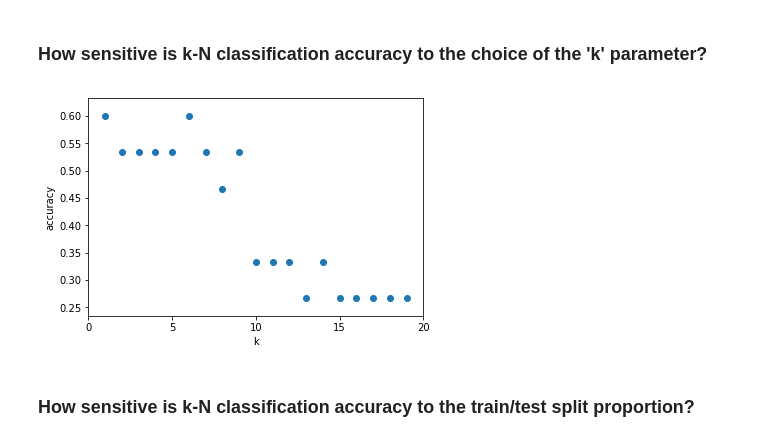
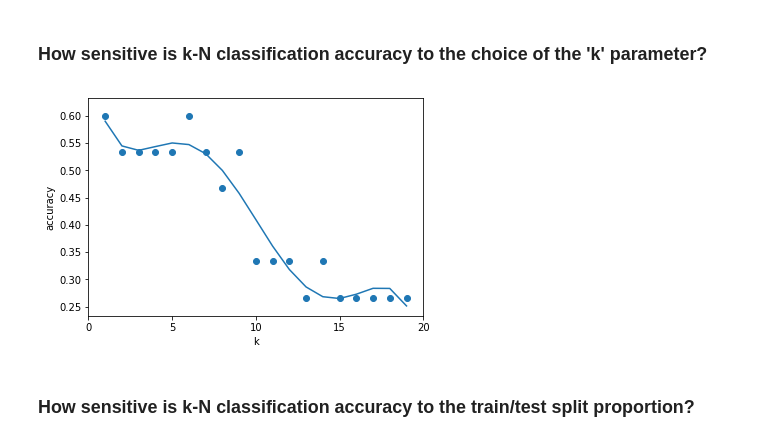
Before and after one commit to bchardim/python-ml, a Jupyter notebook: fruit_class/scripts/fruit_kneigh_classifier.ipynb, the cells around one changed output. Drawn from its saved outputs; the diff is of its cells as text; code cells hidden in the pictures.

```diff
--- a/fruit_class/scripts/fruit_kneigh_classifier.ipynb
+++ b/fruit_class/scripts/fruit_kneigh_classifier.ipynb
@@ -180,20 +180,21 @@ Prediction for mass=150, width=7.3, height=7.5, color_score=0.63: ==> apple
 # %%
 k_range = range(1,20)
 scores = []
 
 for k in k_range:
     knn = KNeighborsClassifier(n_neighbors = k)
     knn.fit(X_train, y_train)
     scores.append(knn.score(X_test, y_test))
 
 plt.figure()
 plt.xlabel('k')
 plt.ylabel('accuracy')
 plt.scatter(k_range, scores)
+plt.plot(np.unique(k_range), np.poly1d(np.polyfit(k_range, scores, 5))(np.unique(k_range)))
 plt.xticks([0,5,10,15,20]);
 plt.show()
 # %% [output]
-[figure, old version]
+[figure, new version]
 # %% [markdown]
 ### How sensitive is k-N classification accuracy to the train/test split proportion?
 # %%
```
Also changed, not shown: parts of 2 cells of this notebook, 2 other files.
